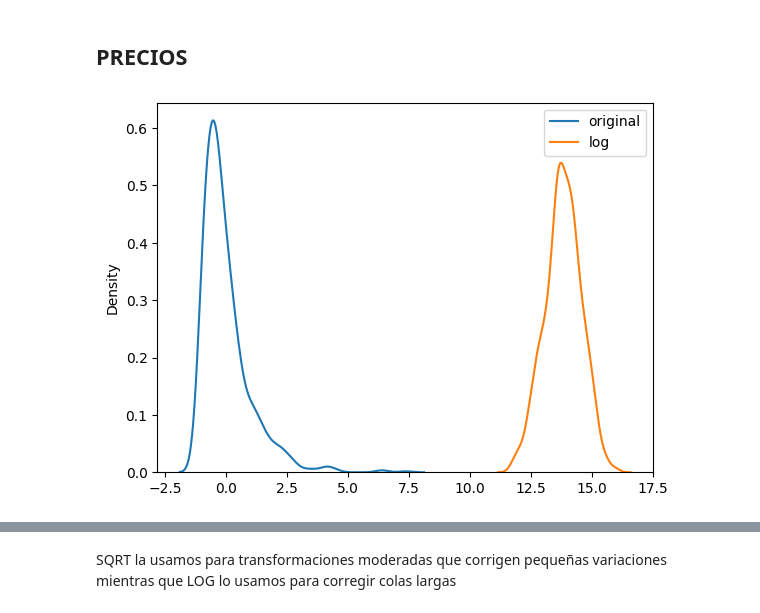
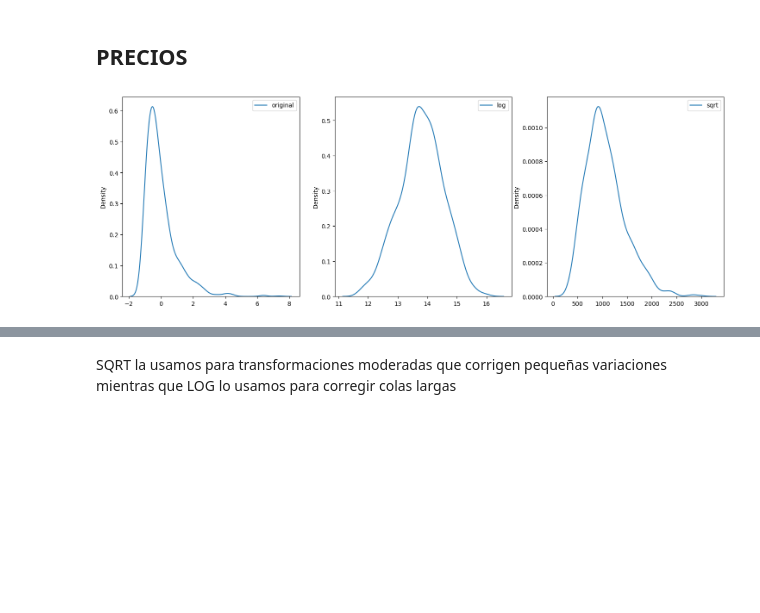
Before and after one commit to promav/PoyectosBootcamp, a Jupyter notebook: Mod2/mod2_pablo_romero.ipynb, the cells around one changed output, grey strips where cells are left out. Cells and saved outputs as stored; diff of their text form; code cells hidden in the pictures; blank space fills up the shorter version.

```diff
--- a/Mod2/mod2_pablo_romero.ipynb
+++ b/Mod2/mod2_pablo_romero.ipynb
@@ -401,9 +401,16 @@ Interpretacion: Al ser todos mayores que 0 tienen decaimiento rapido
 # %%
 prices_sqt = np.sqrt(prices)
 prices_log = np.log(prices)
 
+plt.figure(figsize=(18, 6))
+plt.subplot(1,3,1)
 sns.kdeplot(prices_std, label='original')
+plt.legend();
+plt.subplot(1,3,2)
 sns.kdeplot(prices_log, label='log')
 plt.legend();
+plt.subplot(1,3,3)
+sns.kdeplot(prices_sqt, label='sqrt')
+plt.legend();
 # %% [output]
-[figure, old version]
+[figure, new version]
```
Also changed, not shown: parts of 16 cells of this notebook.
